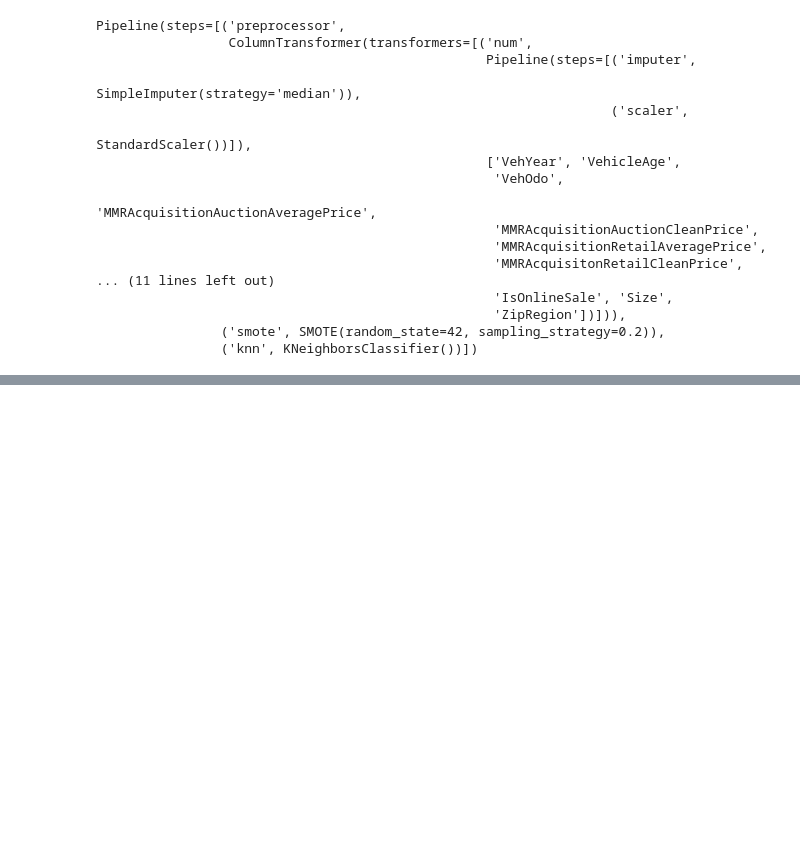
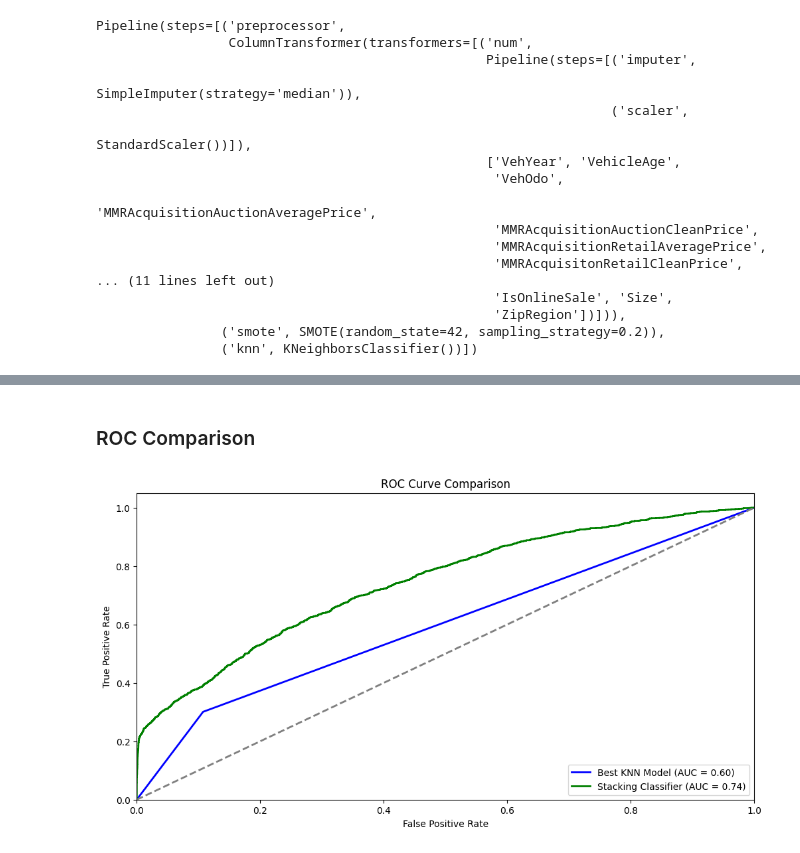
Before and after one commit to 4GeeksAcademy/Isabell-Joane-Eric-Final-Project, a Jupyter notebook: src/KNN.ipynb, the cells around one changed output, grey strips where cells are left out. Drawn from its saved outputs; the diff is of its cells as text; code cells hidden in the pictures; blank space fills up the shorter version.

```diff
--- a/src/KNN.ipynb
+++ b/src/KNN.ipynb
@@ -178,0 +551,68 @@ print(report_knn_smote)
+# %% [markdown]
+### ROC Comparison
+# %%
+
+# Ensure that the data is in DataFrame format
+X_train_df = pd.DataFrame(X_train)
+X_test_df = pd.DataFrame(X_test)
+y_train_np = np.asarray(y_train)
+y_test_np = np.asarray(y_test)
+
+# Best KNN Model
+best_knn_params = {'n_neighbors': 1, 'weights': 'distance', 'metric': 'euclidean', 'leaf_size': 30}
+best_knn = KNeighborsClassifier(**best_knn_params)
+
+pipeline_knn = ImbPipeline(steps=[
+    ('preprocessor', preprocessor),
+    ('smote', SMOTE(sampling_strategy=0.2, random_state=42)),
+    ('knn', best_knn)
+])
+
+pipeline_knn.fit(X_train_df, y_train_np)
+y_pred_proba_best_knn = pipeline_knn.predict_proba(X_test_df)[:, 1]
+
+# Stacking Classifier
+stacking_classifier = StackingClassifier(
+    estimators=[
+        ('knn', best_knn),
+        ('xgb', XGBClassifier(use_label_encoder=False, eval_metric='logloss', enable_categorical=True))
+    ],
+    final_estimator=XGBClassifier(use_label_encoder=False, eval_metric='logloss', enable_categorical=True),
+    passthrough=True,
+    cv=3
+)
+
+stacking_pipeline = ImbPipeline(steps=[
+    ('preprocessor', preprocessor),
+    ('smote', SMOTE(sampling_strategy=0.2, random_state=42)),
+    ('to_array', FunctionTransformer(lambda x: np.asarray(x) if isinstance(x, np.matrix) else x, accept_sparse=True)),
+    ('stacking', stacking_classifier)
+])
+
+stacking_pipeline.fit(X_train_df, y_train_np)
+y_pred_proba_stacking = stacking_pipeline.predict_proba(X_test_df)[:, 1]
+
+# Compute ROC curve and ROC area for each model
+fpr_knn, tpr_knn, _ = roc_curve(y_test_np, y_pred_proba_best_knn)
+roc_auc_knn = auc(fpr_knn, tpr_knn)
+
+fpr_stacking, tpr_stacking, _ = roc_curve(y_test_np, y_pred_proba_stacking)
+roc_auc_stacking = auc(fpr_stacking, tpr_stacking)
+
+# Plotting the ROC Curves
+plt.figure(figsize=(12, 6))
+
+plt.plot(fpr_knn, tpr_knn, color='blue', lw=2, label=f'Best KNN Model (AUC = {roc_auc_knn:.2f})')
+plt.plot(fpr_stacking, tpr_stacking, color='green', lw=2, label=f'Stacking Classifier (AUC = {roc_auc_stacking:.2f})')
+
+plt.plot([0, 1], [0, 1], color='gray', lw=2, linestyle='--')
+
+plt.xlim([0.0, 1.0])
+plt.ylim([0.0, 1.05])
+plt.xlabel('False Positive Rate')
+plt.ylabel('True Positive Rate')
+plt.title('ROC Curve Comparison')
+plt.legend(loc="lower right")
+plt.show()
+# %% [output]
+[figure, added]
```
Also changed, not shown: parts of 23 cells of this notebook, 7 other files.
